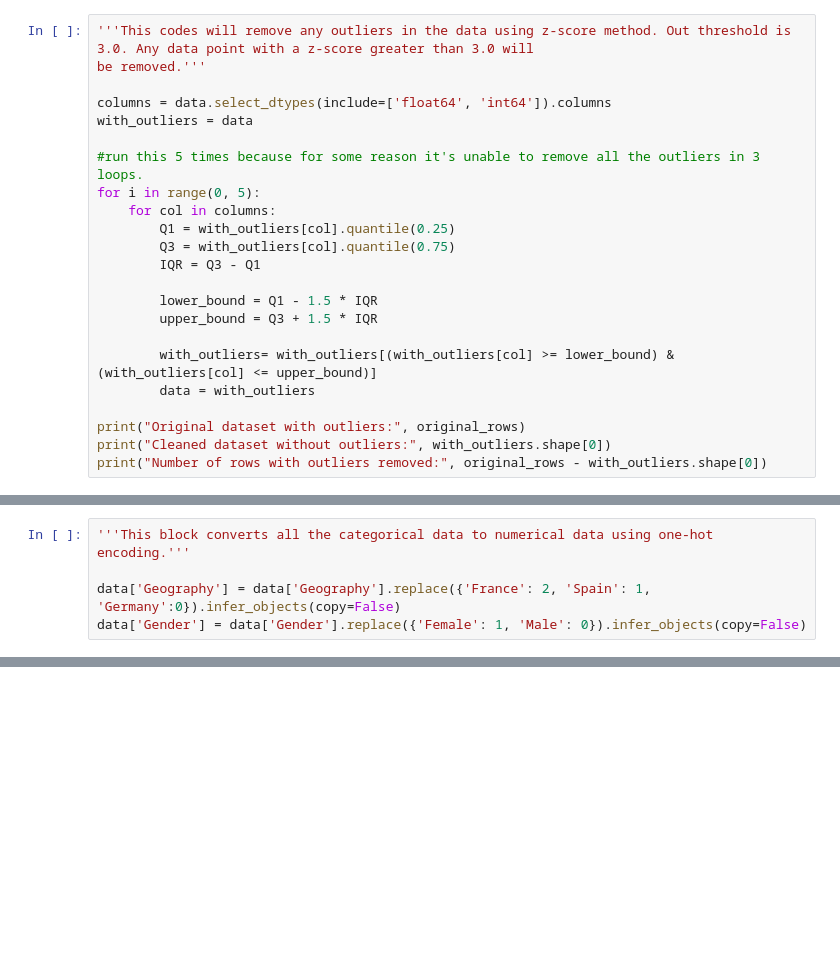
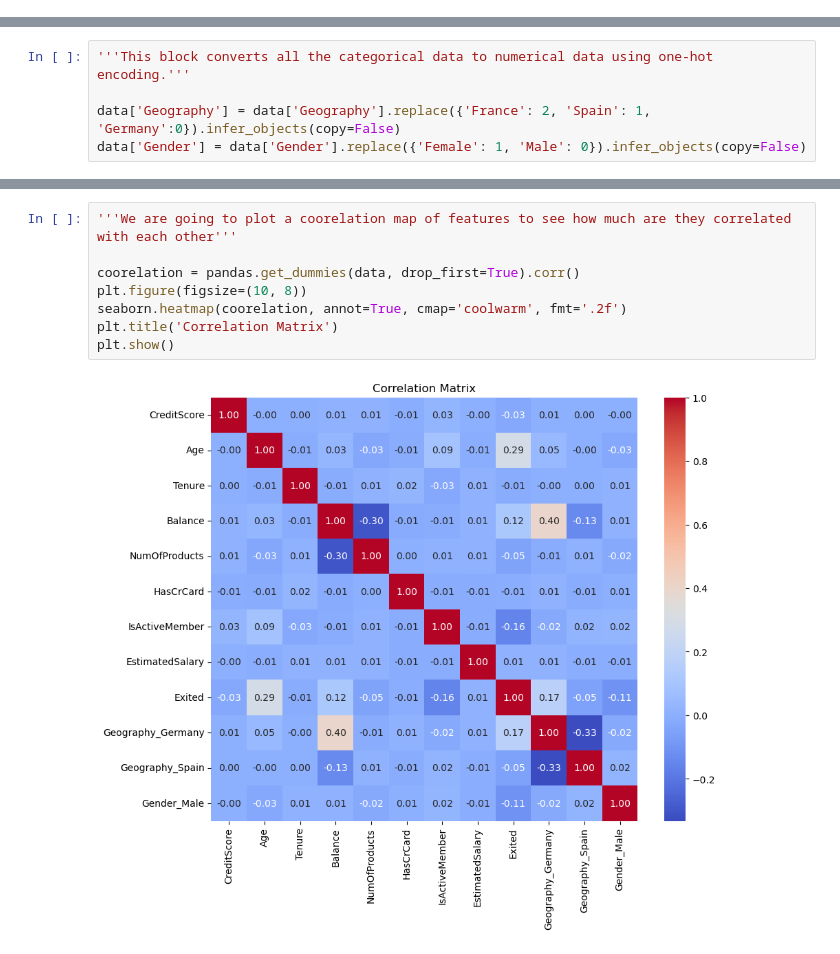
Before and after one commit to ramprashant66/CSC177_Poject1, a Jupyter notebook: assignment 3/Assignment3.ipynb, the cells around one changed output, grey strips where cells are left out. Cells and saved outputs as stored; diff of their text form; blank space fills up the shorter version.

```diff
--- a/assignment 3/Assignment3.ipynb
+++ b/assignment 3/Assignment3.ipynb
@@ -185,26 +173,3 @@ Index(['CreditScore', 'Geography', 'Gender', 'Age', 'Tenure', 'Balance',
        'NumOfProducts', 'HasCrCard', 'IsActiveMember', 'EstimatedSalary',
        'Exited'],
       dtype='object')
-# %%
-'''This codes will remove any outliers in the data using z-score method. Out threshold is 3.0. Any data point with a z-score greater than 3.0 will
-be removed.'''
-
-columns = data.select_dtypes(include=['float64', 'int64']).columns
-with_outliers = data
-
-#run this 5 times because for some reason it's unable to remove all the outliers in 3 loops.
-for i in range(0, 5):
-    for col in columns:
-        Q1 = with_outliers[col].quantile(0.25)
-        Q3 = with_outliers[col].quantile(0.75)
-        IQR = Q3 - Q1
-
-        lower_bound = Q1 - 1.5 * IQR
-        upper_bound = Q3 + 1.5 * IQR
-
-        with_outliers= with_outliers[(with_outliers[col] >= lower_bound) & (with_outliers[col] <= upper_bound)]
-        data = with_outliers
-
-print("Original dataset with outliers:", original_rows)
-print("Cleaned dataset without outliers:", with_outliers.shape[0])
-print("Number of rows with outliers removed:", original_rows - with_outliers.shape[0])
@@ -228,0 +574,10 @@ Cleaned data saved to current directory as file name = processed_Churn_Data.csv
+# %%
+'''We are going to plot a coorelation map of features to see how much are they correlated with each other'''
+
+coorelation = pandas.get_dummies(data, drop_first=True).corr()
+plt.figure(figsize=(10, 8))
+seaborn.heatmap(coorelation, annot=True, cmap='coolwarm', fmt='.2f')
+plt.title('Correlation Matrix')
+plt.show()
+# %% [output]
+[figure, added]
```
Also changed, not shown: parts of 23 cells of this notebook, 3 other files.
